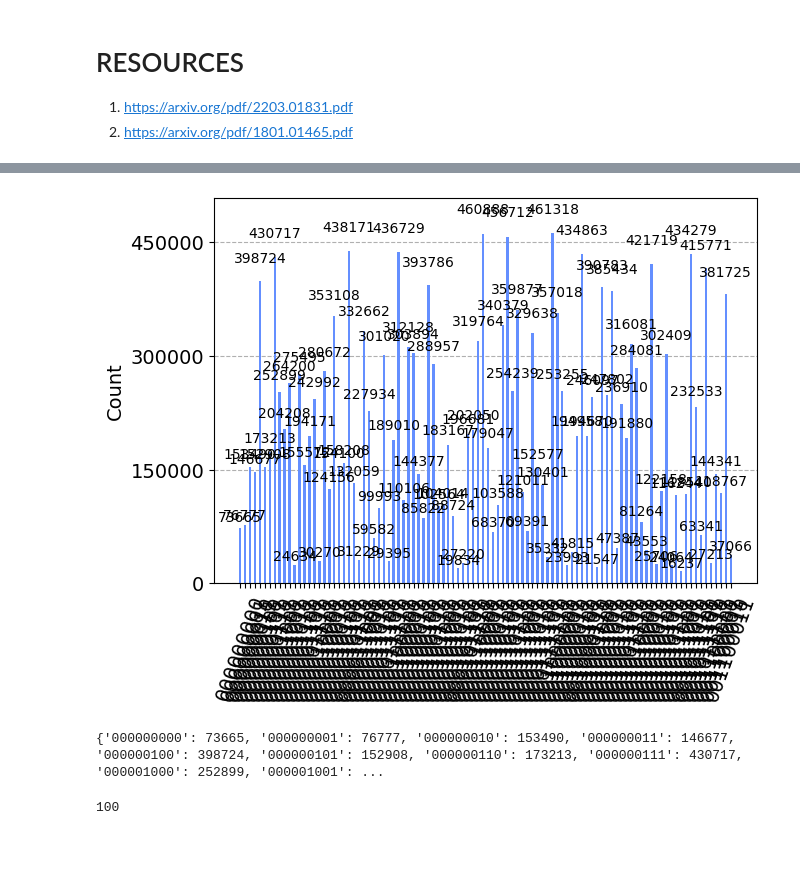
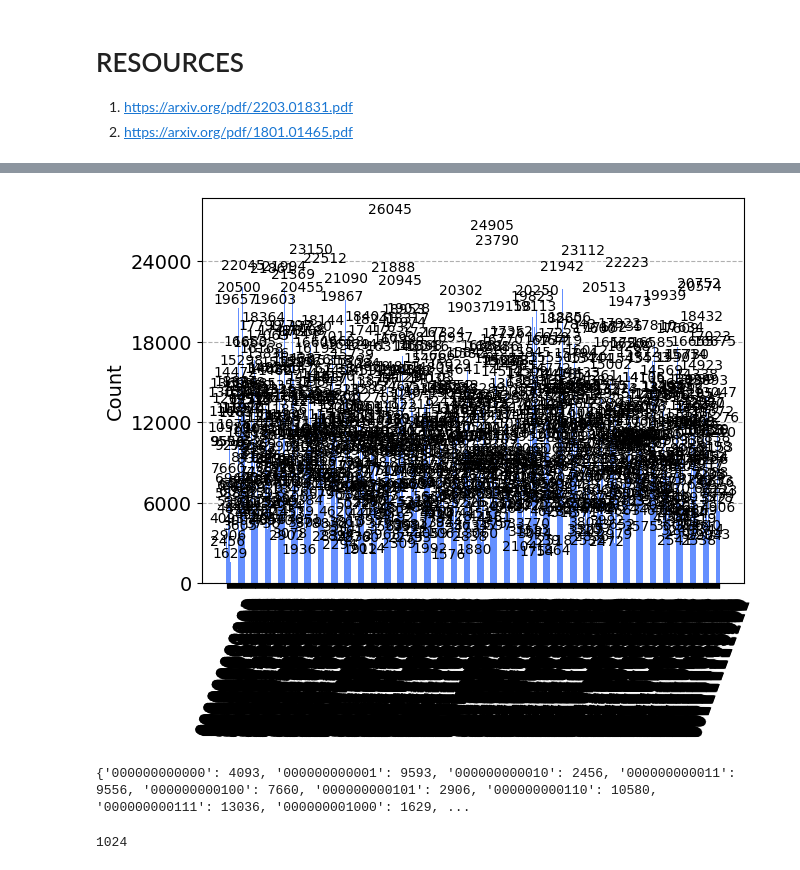
Before and after one commit to el-dAna/QC, a Jupyter notebook: hacathons/image_encoding.ipynb, the cells around one changed output, grey strips where cells are left out. Cells and saved outputs as stored; diff of their text form; code cells hidden in the pictures.

```diff
--- a/hacathons/image_encoding.ipynb
+++ b/hacathons/image_encoding.ipynb
@@ -49,7 +49,6 @@ def classical_encode(image, M=349, N=351):
   modular_image:ndarray -> array of modular encoded rgb image of shape (w,h)
   """
   r,g,b = image[:,:,0], image[:,:,1], image[:,:,2]
-  M,N = 349,351
   modular_image = (r*M*N)+(g*N)+b
   print("Shape of classical modular encoded image is", modular_image.shape)
   print(f"There are a total of{np.where(image==0)}")
@@ -111,8 +110,8 @@ image = np.array([[0, 0, 0, 0, 0, 0, 0, 0],
                   [0, 0, 0, 0, 0, 0, 0, 1]])
 from PIL import Image
 #Open the image
-image_width = 10
-image_height = 10
+image_width = 32
+image_height = 32
 M=1
 N=1
 image_path = '/workspaces/QC/murat.jpeg'
@@ -130,7 +129,7 @@ image = np.random.randint(45, 255, size=3*image_width*image_height).reshape(imag
 #image = np.array((1,2,3,4,1,2,3,4)).reshape(2,4)
 
 image = image/np.max(image)
-
+print(image)
 print("Shape of origianl image:", image.shape)
 plt.imshow(image)
 modular_image = classical_encode(image, M=M, N=N)
@@ -152,22 +160,22 @@ Number of zeros to append= 412
 # %%
 
 qc= QuantumCircuit(num_qubits)
 qc.initialize(amplitude_encoded, range(0, num_qubits))
 qc.measure_all()
-result = AerSimulator(enable_truncation=False,shots=20000000).run(qc).result()
+result = AerSimulator(enable_truncation=False,shots=10000000).run(qc).result()
 statistics = result.get_counts(qc)
 display(plot_histogram(statistics))
 sorted_statistics = dict(sorted(statistics.items(), key=lambda x: x[0]))
 print(sorted_statistics)
 # %% [output]
-[figure, old version]
+[figure, new version]
-{'000000000': 73665, '000000001': 76777, '000000010': 153490, '000000011': 146677, '000000100': 398724, '000000101': 152908, '000000110': 173213, '000000111': 430717, '000001000': 252899, '000001001': ...
+{'000000000000': 4093, '000000000001': 9593, '000000000010': 2456, '000000000011': 9556, '000000000100': 7660, '000000000101': 2906, '000000000110': 10580, '000000000111': 13036, '000000001000': 1629, ...
 # %%
 basis_states = sorted(list(dict(statistics).keys()))
 sorted_statistics = dict(sorted(statistics.items(), key=lambda x: x[0]))
 len(sorted_statistics)
 # %% [output]
-100
+1024
 # %%
 amplitudes = np.array(list(dict(sorted_statistics).values()))
 probabilities = amplitudes/np.sum(amplitudes)
```
Also changed, not shown: parts of 10 cells of this notebook.
